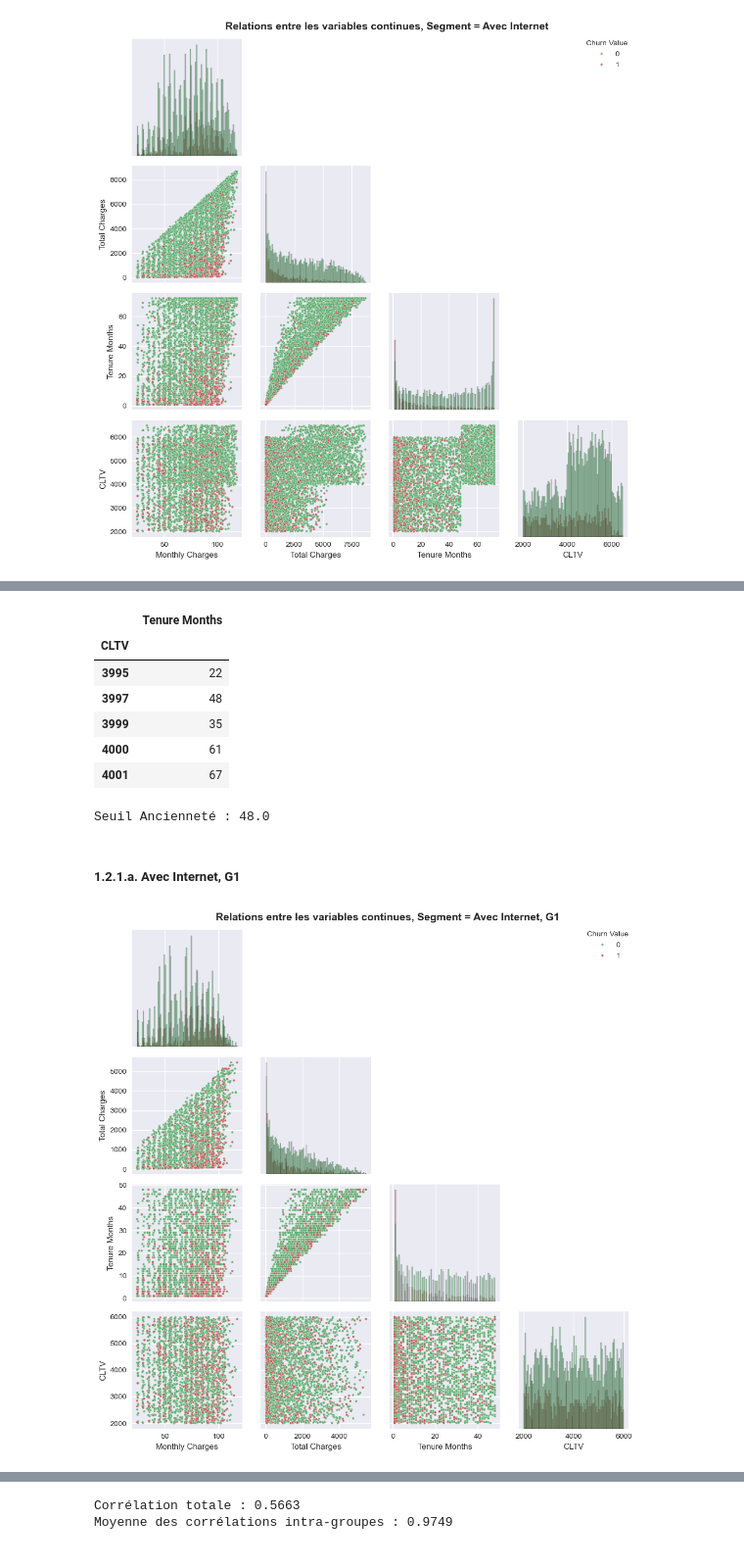
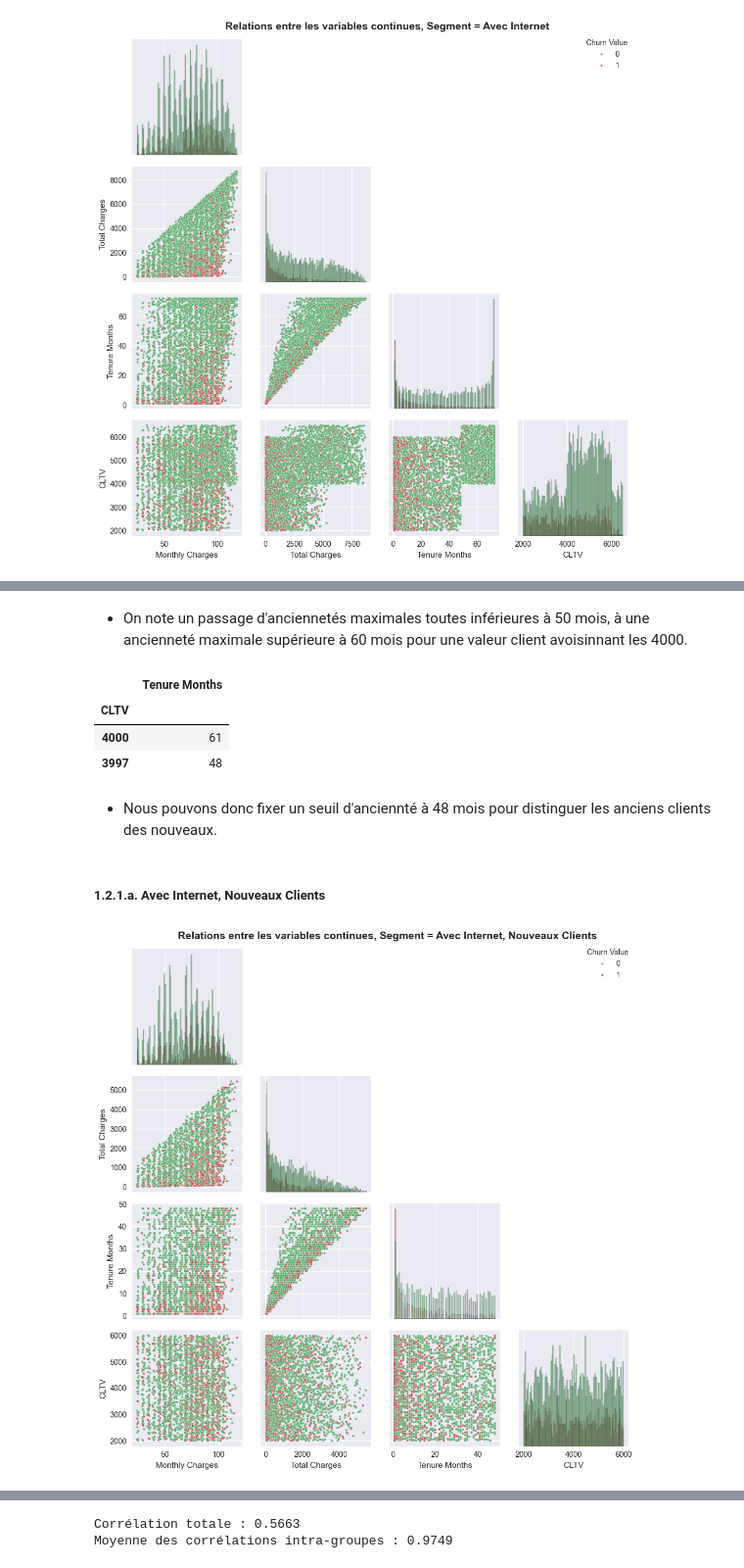
Before and after one commit to bryantchakote/churn-services-numeriques, a Jupyter notebook: work.ipynb, the cells around one changed output, grey strips where cells are left out. Shown at 98% size. Saved outputs shown, nothing was run; the diff lists cells and outputs as text; code cells hidden in the pictures.

```diff
--- a/work.ipynb
+++ b/work.ipynb
@@ -147,7 +144,7 @@ df.dropna(inplace=True)
 # %%
-id_col = ["CustomerID"]
+coords = ["Lat", "Long"]
 disc = ["Gender", "Senior Citizen", "Partner", "Dependents", "Phone Service", "Multiple Lines", "Internet Service", "Online Security", "Online Backup", "Device Protection", "Tech Support", "Streaming TV", "Streaming Movies", "Contract", "Paperless Billing", "Payment Method"]
-cont = ["Lat", "Long", "Monthly Charges", "Total Charges", "Tenure Months", "CLTV"]
+cont = ["Monthly Charges", "Total Charges", "Tenure Months", "CLTV"]
 target = "Churn Value"
 # %% [markdown]
 ## **1. Analyse des données**
@@ -162,0 +247,14 @@ Name: proportion, dtype: float64
+# %%
+def plot_cont_vs_cont(df, cols, segment="All", target="Churn Value", **kwargs):
+    """Représente les relations entre plusieurs variables continues."""
+
+    # Couleurs des classes 0 (vert) et 1 (rouge)
+    colors_01 = kwargs.get("colors_01", sns.color_palette()[1:3])
+
+    g = sns.PairGrid(df, hue=target, vars=cols, palette=colors_01, corner=True, diag_sharey=False)
+    g.map_diag(sns.histplot, bins=100)
+    g.map_lower(sns.scatterplot, s=10, alpha=0.8)
+    g.add_legend(bbox_to_anchor=(0.92, 0.95))
+
+    plt.suptitle(f"Relations entre les variables continues, Segment = {segment}", y=1.01, size=14, weight="bold")
+    plt.show()
@@ -411,24 +434,3 @@ cols = ["Monthly Charges", "Total Charges", "Tenure Months", "CLTV"]
-# %%
-
-def plot_cont_vs_target(df, cols, target_value, segment, figsize=(18, 3)):
-    _, axes = plt.subplots(1, len(cols), figsize=figsize)
-
-    color = color_r if target_value else color_g
-    for i, col in enumerate(cols):
-        axes[i].hist(df.loc[df[target] == target_value, col], bins=100, color=color, alpha=0.8, label=target_value)
-        axes[i].set_title(col)
-
-    plt.suptitle(f"Distribution des variables continues\nSegment = {segment}, Churn Value = {target_value}", y=0.95, size=12, weight="bold")
-    plt.tight_layout()
-    plt.show()
-
-def plot_cont_vs_cont(df, vars, segment):
-    g = sns.PairGrid(df, hue=target, vars=vars, palette=[color_g, color_r], corner=True, diag_sharey=False)
-    g.map_diag(sns.histplot, bins=100)
-    g.map_lower(sns.scatterplot, s=10, alpha=0.8)
-    g.add_legend(bbox_to_anchor=(0.92, 0.95))
-    plt.suptitle(f"Relations entre les variables continues, Segment = {segment}", y=1.01, size=14, weight="bold")
-    plt.show()
 # %% [markdown]
 #### **1.2.1. Avec Internet**
 # %%
@@ -490,24 +468,21 @@ Seuil CLTV : 6214.5
-# %%
-display(y2.iloc[25:30])
-
-thresh2 = y2.iloc[27:29].mean()["Tenure Months"]
-print(f"Seuil Ancienneté :", thresh2)
-# %% [output]
-|  | Tenure Months |
-| CLTV |  |
-| 3995 | 22 |
-| 3997 | 48 |
-| 3999 | 35 |
-| 4000 | 61 |
-| 4001 | 67 |
-Seuil Ancienneté : 48.0
+# %% [markdown]
+- On note un passage d'anciennetés maximales toutes inférieures à 50 mois, à une ancienneté maximale supérieure à 60 mois pour une valeur client avoisinnant les 4000.
+# %%
+y[y.index <= 4000].sort_values("Tenure Months", ascending=False)[:2]
+# %% [output]
+|  | Tenure Months |
+| CLTV |  |
+| 4000 | 61 |
+| 3997 | 48 |
+# %% [markdown]
+- Nous pouvons donc fixer un seuil d'anciennté à 48 mois pour distinguer les anciens clients des nouveaux.
 # %% [markdown]
-##### **1.2.1.a. Avec Internet, G1**
+##### **1.2.1.a. Avec Internet, Nouveaux Clients**
 # %%
-segment = "Avec Internet, G1"
-df_internet_g1 = df_internet.query("(CLTV < @thresh1) & (`Tenure Months` <= @thresh2)").copy()
-plot_cont_vs_cont(df=df_internet_g1, vars=cols, segment=segment)
+segment = "Avec Internet, Nouveaux Clients"
+df_internet_g1 = df_internet.query("`Tenure Months` <= 48").copy()
+plot_cont_vs_cont(df=df_internet_g1, cols=cont, segment=segment)
 # %% [output]
-[figure, old version]
+[figure, new version]
 # %% [markdown]
 - Ces graphiques nous donnent des raisons de penser qu'une segmentation efficace des clients en fonction du montant de leur facture mensuelle pourrait revéler des tendances intéressantes.
```
Also changed, not shown: parts of 89 cells of this notebook.
